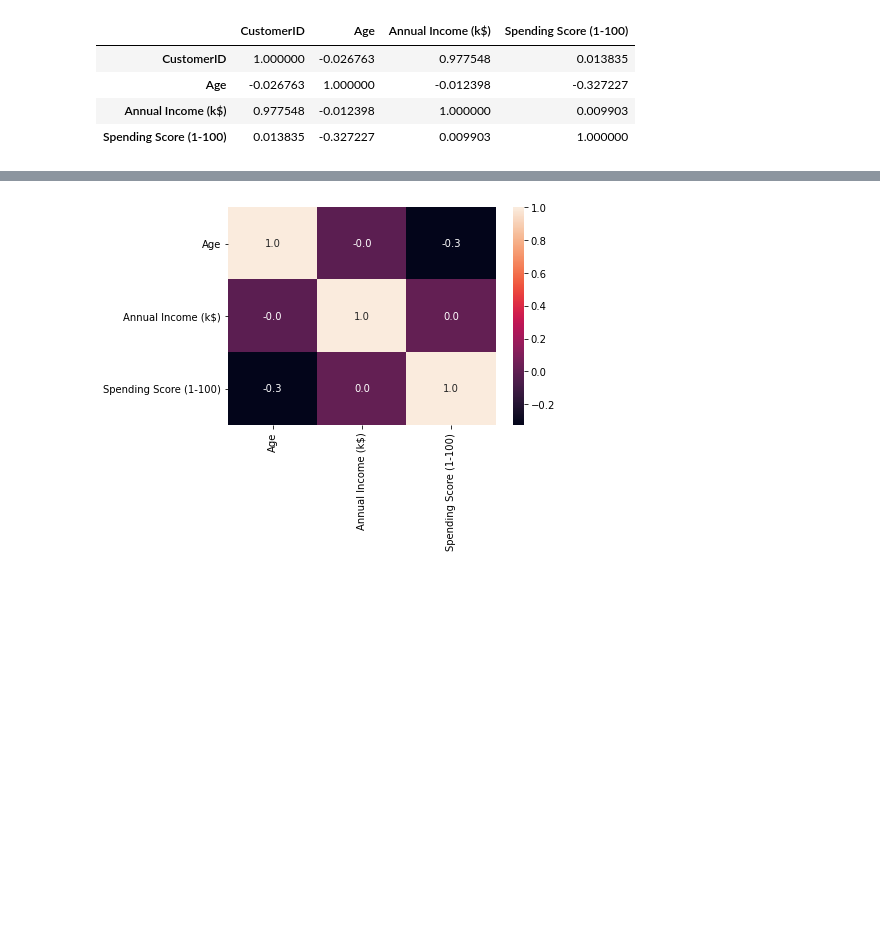
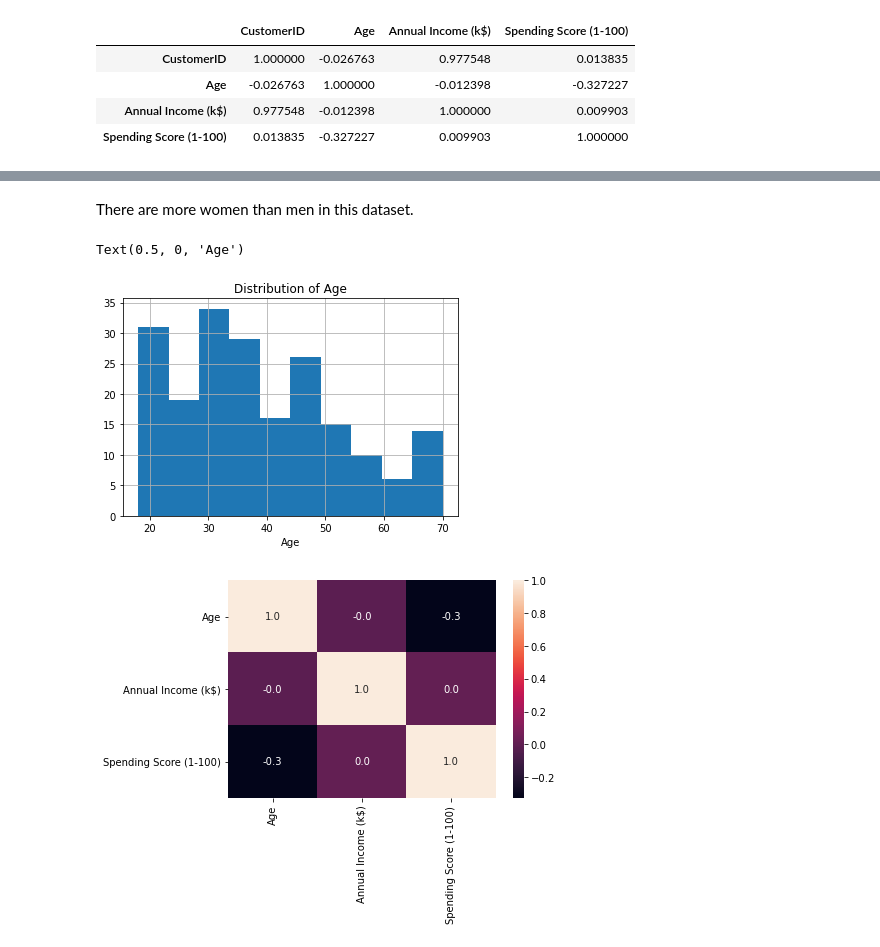
Before and after one commit to aditishraq/Exploratory-Data-Analysis, a Jupyter notebook: eda_customer.ipynb, the cells around one changed output, grey strips where cells are left out. Saved outputs shown, nothing was run; the diff lists cells and outputs as text; code cells hidden in the pictures; blank space fills up the shorter version.

```diff
--- a/eda_customer.ipynb
+++ b/eda_customer.ipynb
@@ -92,3 +100,12 @@ data.drop('CustomerID',axis=1,inplace=True)
+# %% [markdown]
+There are more women than men in this dataset.
+# %%
+data.hist('Age')
+plt.title('Distribution of Age')
+plt.xlabel('Age')
+# %% [output]
+Text(0.5, 0, 'Age')
+[figure, added]
 # %%
 sns.heatmap(data.corr(),annot=True,fmt='.1f')
 plt.show()
```
Also changed, not shown: parts of 3 cells of this notebook.
